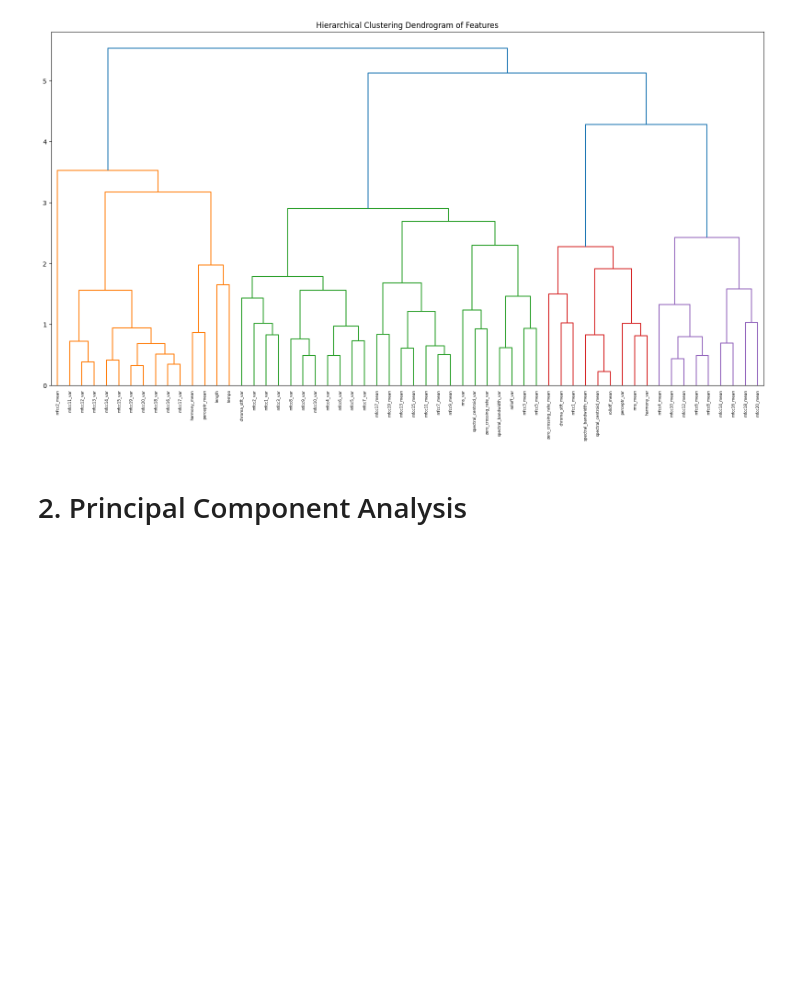
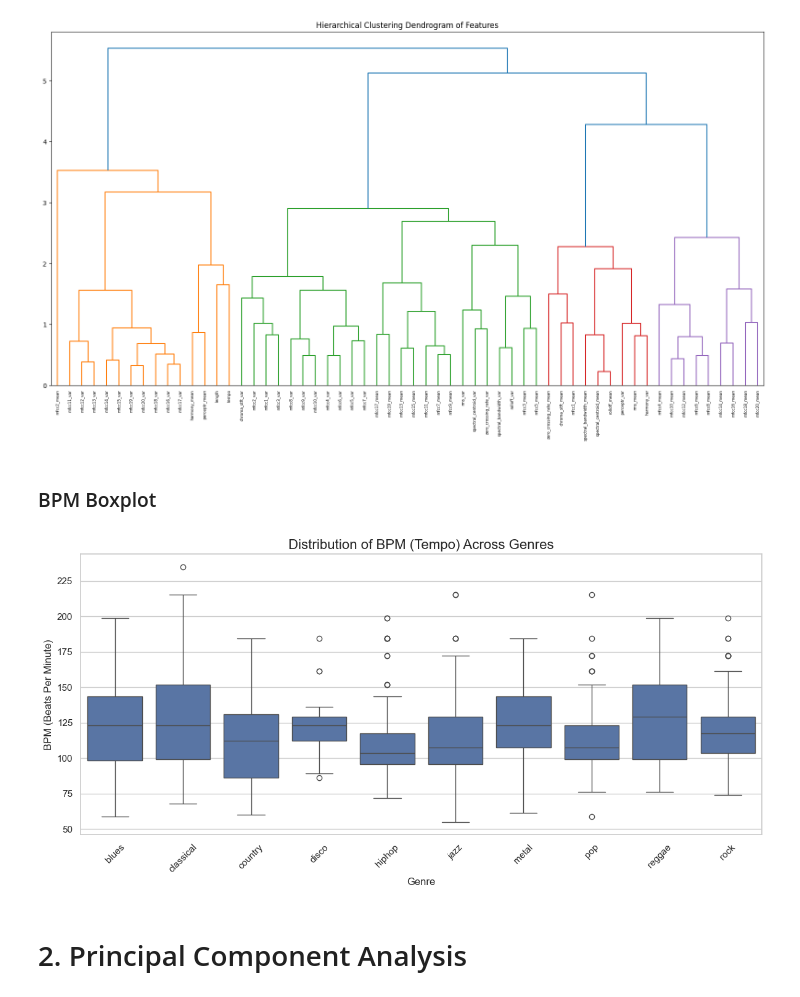
Before and after one commit to archishabhatt/Music-Genre-Classification, a Jupyter notebook: EDA_and_PCA.ipynb, the cells around one changed output. Saved outputs shown, nothing was run; the diff lists cells and outputs as text; code cells hidden in the pictures; blank space fills up the shorter version.

```diff
--- a/EDA_and_PCA.ipynb
+++ b/EDA_and_PCA.ipynb
@@ -97,5 +102,28 @@ plt.title('Hierarchical Clustering Dendrogram of Features')
 plt.show()
 # %% [output]
 [figure]
+# %% [markdown]
+### BPM Boxplot
+# %%
+import matplotlib.pyplot as plt
+import seaborn as sns
+
+# Set the visualization style
+sns.set(style="whitegrid")
+
+# Create the boxplot for BPM (tempo) grouped by genre
+plt.figure(figsize=(12, 6))
+sns.boxplot(x='label', y='tempo', data=df)
+
+# Labeling and titles
+plt.title('Distribution of BPM (Tempo) Across Genres', fontsize=16)
+plt.xlabel('Genre', fontsize=12)
+plt.ylabel('BPM (Beats Per Minute)', fontsize=12)
+plt.xticks(rotation=45)
+
+plt.tight_layout()
+plt.show()
+# %% [output]
+[figure, added]
 # %% [markdown]
 # 2. Principal Component Analysis
```
Also changed, not shown: parts of 9 cells of this notebook, 1 other file.
